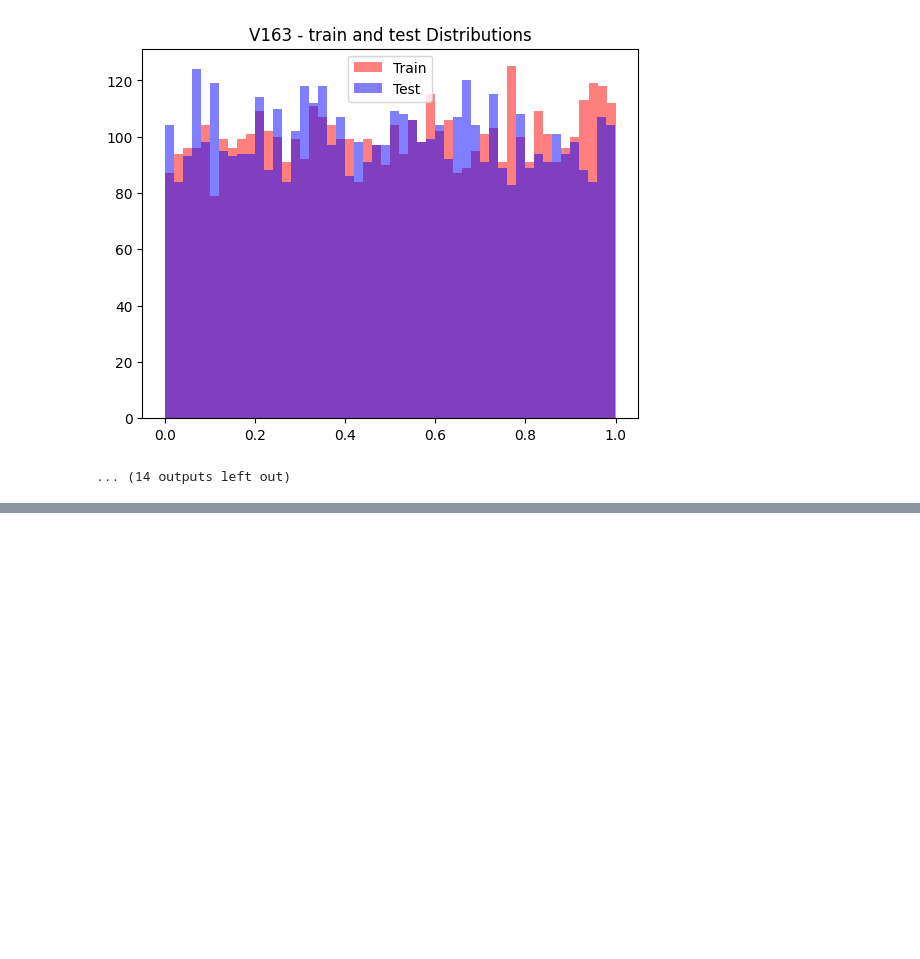
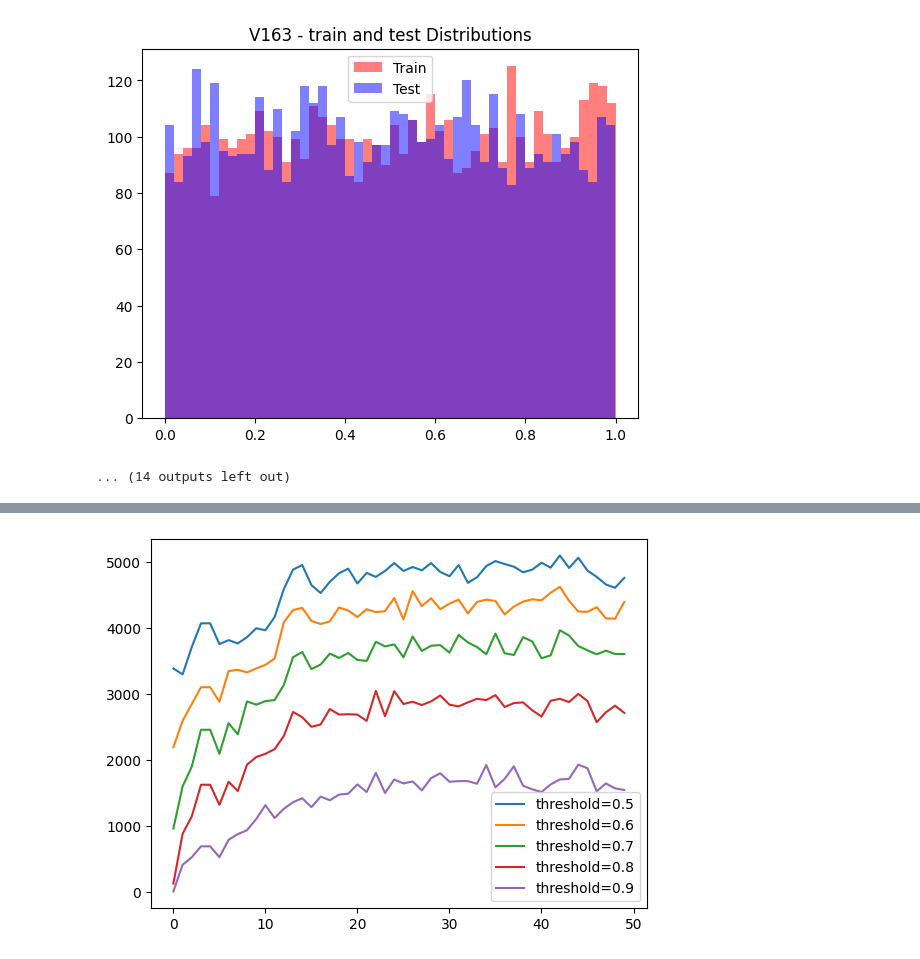
Before and after one commit to M-SZEWCZAK/-Cost-Sensitive-Predictive-Modeling, a Jupyter notebook: eda/aml_project2_eda.ipynb, the cells around one changed output, grey strips where cells are left out. Cells and saved outputs as stored; diff of their text form; code cells hidden in the pictures; blank space fills up the shorter version.

```diff
--- a/eda/aml_project2_eda.ipynb
+++ b/eda/aml_project2_eda.ipynb
@@ -132,0 +289,14 @@ for i in range(len(drifted_features)):
+# %%
+thresholds=[0.5,0.6,0.7,0.8,0.9]
+for i in range(50):
+    selected_cols=sorted_col_names[:i+1]
+    train_data=x_train_tr2.loc[:,selected_cols]
+    test_data=x_train_val2.loc[:,selected_cols]
+    xgb=XGBClassifier()
+    xgb.fit(train_data,y_train_tr2)
+    positive_probas=xgb.predict_proba(test_data)[:,1]
+    for t in thresholds:
+        y_pred4=(positive_probas >= t).astype(int)
+        custom_scores[t][i]=customresultscore(y_pred4,y_train_val2)
+        accuracy_scores[t][i]=accuracy_score(y_train_val2,y_pred4)
+        precision_scores[t][i]=precision_score(y_train_val2,y_pred4)
@@ -132,0 +321,8 @@ for i in range(len(drifted_features)):
+# %%
+x=np.arange(0,50)
+for t in thresholds:
+    plt.plot(x,custom_scores[t][:50],label=f"threshold={t}")
+plt.legend()
+plt.show()
+# %% [output]
+[figure, added]
```
Also changed, not shown: parts of 42 cells of this notebook, 1 other file.
